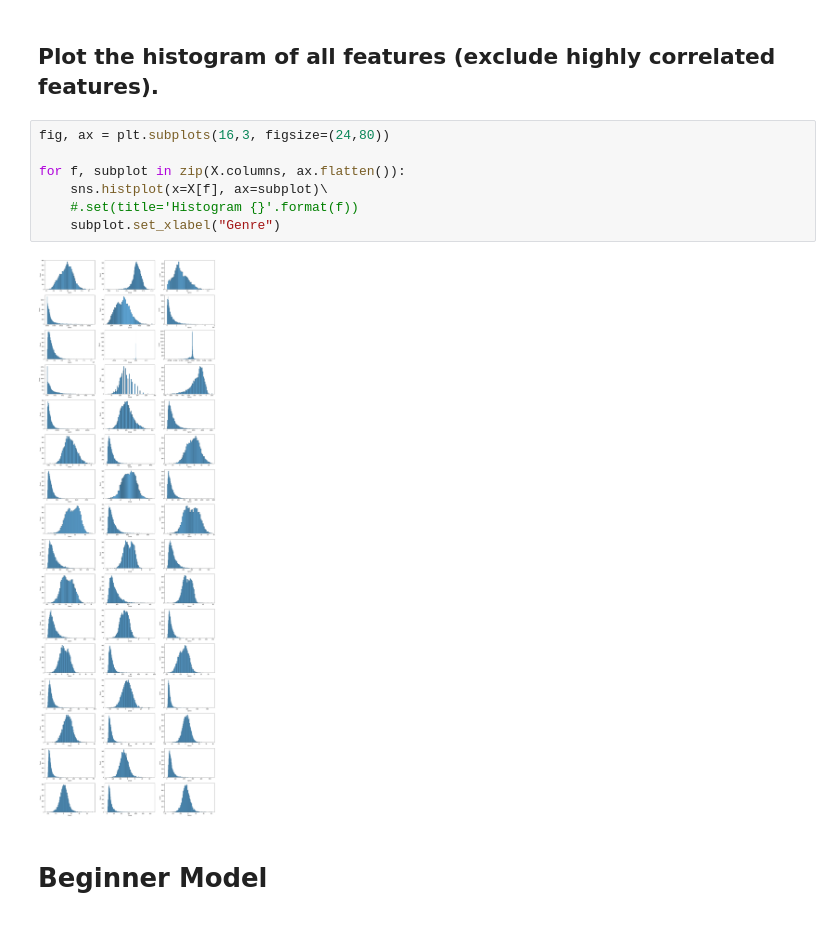
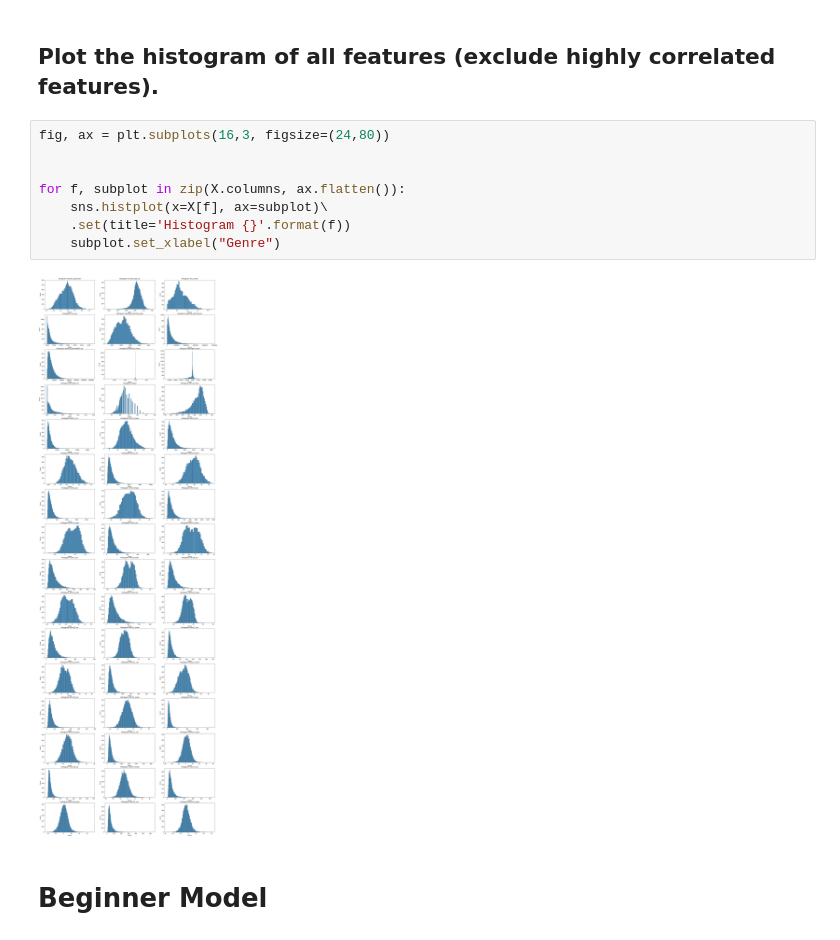
Before and after one commit to iriyagupta/Music-Genre-Classification, a Jupyter notebook: EDAV_3_sec.ipynb, the cells around one changed output. Saved outputs shown, nothing was run; the diff lists cells and outputs as text.

```diff
--- a/EDAV_3_sec.ipynb
+++ b/EDAV_3_sec.ipynb
@@ -199,12 +205,13 @@ for f, subplot in zip(X.columns, ax.flatten()):
 # %%
 fig, ax = plt.subplots(16,3, figsize=(24,80))
 
+
 for f, subplot in zip(X.columns, ax.flatten()):
     sns.histplot(x=X[f], ax=subplot)\
-    #.set(title='Histogram {}'.format(f))
+    .set(title='Histogram {}'.format(f))
     subplot.set_xlabel("Genre")
 # %% [output]
-[figure, old version]
+[figure, new version]
 # %% [markdown]
 # Beginner Model
 # %%
```
Also changed, not shown: parts of 5 cells of this notebook, 1 other file.
